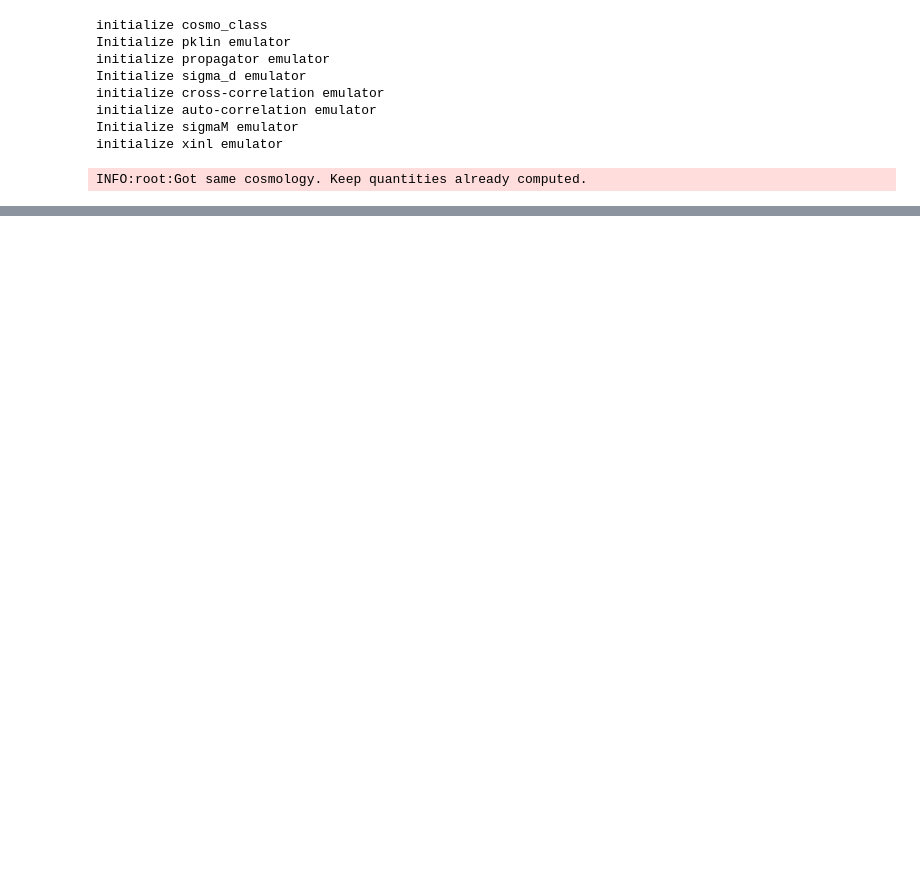
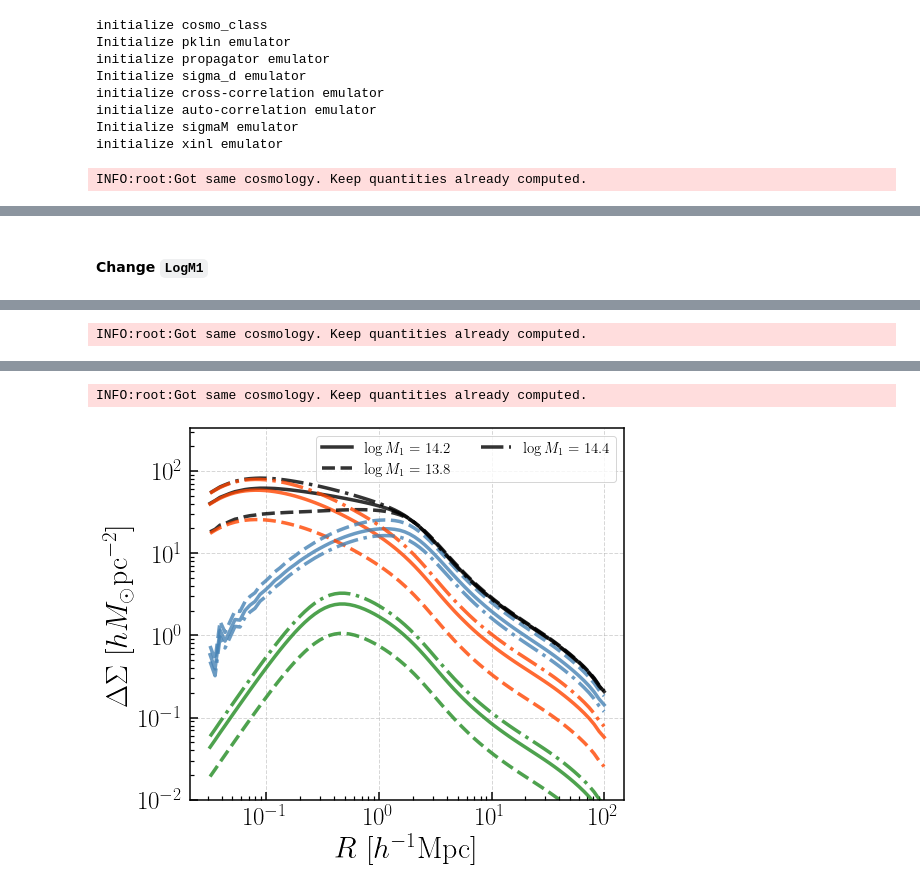
Before and after one commit to dr-guangtou/luandun, a Jupyter notebook: cosmology/emulator/dark_emulator.ipynb, the cells around one changed output, grey strips where cells are left out. Cells and saved outputs as stored; diff of their text form; code cells hidden in the pictures; blank space fills up the shorter version.

Commit message:
Try DarkEmulator

```diff
--- a/cosmology/emulator/dark_emulator.ipynb
+++ b/cosmology/emulator/dark_emulator.ipynb
@@ -354,0 +461,76 @@ _ = ax2.set_ylabel(
+# %% [markdown]
+#### Change `LogM1`
+# %%
+# HOD 1
+hod_1 = model_hod.darkemu_x_hod(
+    {"fft_num": 8, "c-M_relation": "diemer19",
+     "M_int_logMmin": 14.3, "M_int_logMax": 15.5})
+
+cparam_1 = np.array([0.02225, 0.1198, 0.6844, 3.094, 0.9645, -1.])
+
+gparam_1 = {"logMmin":13.13, "sigma_sq":0.25,
+            "logM1": 13.8, "alpha": 1.13, "kappa": 1.25, # HOD parameters
+            "poff": 0.1, "Roff": 0.1, # off-centering parameters p_off is the fraction of off-centered galaxies. Roff is the typical off-centered scale with respect to R200m.
+            "sat_dist_type": "emulator", # satellite distribution. Chosse emulator of NFW. In the case of NFW, the c-M relation by Diemer & Kravtsov (2015) is assumed.
+            "alpha_inc": 0.44, "logM_inc": 13.57} # incompleteness parameters. For details, see More et al. (2015)
+
+hod_1.set_cosmology(cparam_1)
+hod_1.set_galaxy(gparam_1)
+
+dsig_tot_1 = hod_1.get_ds(rs, redshift)
+dsig_cen_1 = hod_1.get_ds_cen(rs, redshift)
+dsig_off_1 = hod_1.get_ds_cen_off(rs, redshift)
+dsig_sat_1 = hod_1.get_ds_sat(rs, redshift)
+
+# HOD 2
+hod_2 = model_hod.darkemu_x_hod(
+    {"fft_num": 8, "c-M_relation": "diemer19",
+     "M_int_logMmin": 14.3, "M_int_logMax": 15.5})
+
+cparam_2 = np.array([0.02225, 0.1198, 0.6844, 3.094, 0.9645, -1.])
+
+gparam_2 = {"logMmin":13.13, "sigma_sq":0.25,
+            "logM1": 14.4, "alpha": 1.13, "kappa": 1.25, # HOD parameters
+            "poff": 0.1, "Roff": 0.1, # off-centering parameters p_off is the fraction of off-centered galaxies. Roff is the typical off-centered scale with respect to R200m.
+            "sat_dist_type": "emulator", # satellite distribution. Chosse emulator of NFW. In the case of NFW, the c-M relation by Diemer & Kravtsov (2015) is assumed.
+            "alpha_inc": 0.44, "logM_inc": 13.57} # incompleteness parameters. For details, see More et al. (2015)
+
+hod_2.set_cosmology(cparam_2)
+hod_2.set_galaxy(gparam_2)
+
+dsig_tot_2 = hod_2.get_ds(rs, redshift)
+dsig_cen_2 = hod_2.get_ds_cen(rs, redshift)
+dsig_off_2 = hod_2.get_ds_cen_off(rs, redshift)
+dsig_sat_2 = hod_2.get_ds_sat(rs, redshift)
+
+
+fig = plt.figure(figsize=(7, 6))
+fig.subplots_adjust(
+    left=0.13, right=0.99, bottom=0.13, top=0.99,
+    wspace=0.0, hspace=0.0)
+
+ax1 = fig.add_subplot(111)
+ax1.set_xscale("log", nonpositive='clip')
+ax1.set_yscale("log", nonpositive='clip')
+
+ax1.plot(rs, dsig_tot, c='k', linewidth=3.5, alpha=0.8, label=r"$\log M_{1}=14.2$")
+ax1.plot(rs, dsig_cen, c='orangered', linewidth=3.5, alpha=0.8)
+ax1.plot(rs, dsig_off, c='forestgreen', linewidth=3.5, alpha=0.8)
+ax1.plot(rs, dsig_sat, c='steelblue', linewidth=3.5, alpha=0.8)
+
+ax1.plot(rs, dsig_tot_1, c='k', linewidth=3.5, alpha=0.8, linestyle='--', label=r"$\log M_{1}=13.8$")
+ax1.plot(rs, dsig_cen_1, c='orangered', linewidth=3.5, alpha=0.8, linestyle='--')
+ax1.plot(rs, dsig_off_1, c='forestgreen', linewidth=3.5, alpha=0.8, linestyle='--')
+ax1.plot(rs, dsig_sat_1, c='steelblue', linewidth=3.5, alpha=0.8, linestyle='--')
+
+ax1.plot(rs, dsig_tot_2, c='k', linewidth=3.5, alpha=0.8, linestyle='-.', label=r"$\log M_{1}=14.4$")
+ax1.plot(rs, dsig_cen_2, c='orangered', linewidth=3.5, alpha=0.8, linestyle='-.')
+ax1.plot(rs, dsig_off_2, c='forestgreen', linewidth=3.5, alpha=0.8, linestyle='-.')
+ax1.plot(rs, dsig_sat_2, c='steelblue', linewidth=3.5, alpha=0.8, linestyle='-.')
+
+ax1.legend(fontsize=15, ncol=2, loc='best')
+ax1.set_ylim(0.01, 329)
+
+_ = ax1.set_xlabel(r"$R\ [h^{-1}\mathrm{Mpc}]$", fontsize=30)
+_ = ax1.set_ylabel(r"$\Delta\Sigma\ [h M_\odot \mathrm{pc}^{-2}]$", fontsize=30)
+# %% [output]
@@ -354,0 +545 @@ _ = ax2.set_ylabel(
+INFO:root:Got same cosmology. Keep quantities already computed.
@@ -354,0 +554,2 @@ _ = ax2.set_ylabel(
+INFO:root:Got same cosmology. Keep quantities already computed.
+[figure, added]
```
Also changed, not shown: parts of 25 cells of this notebook.
